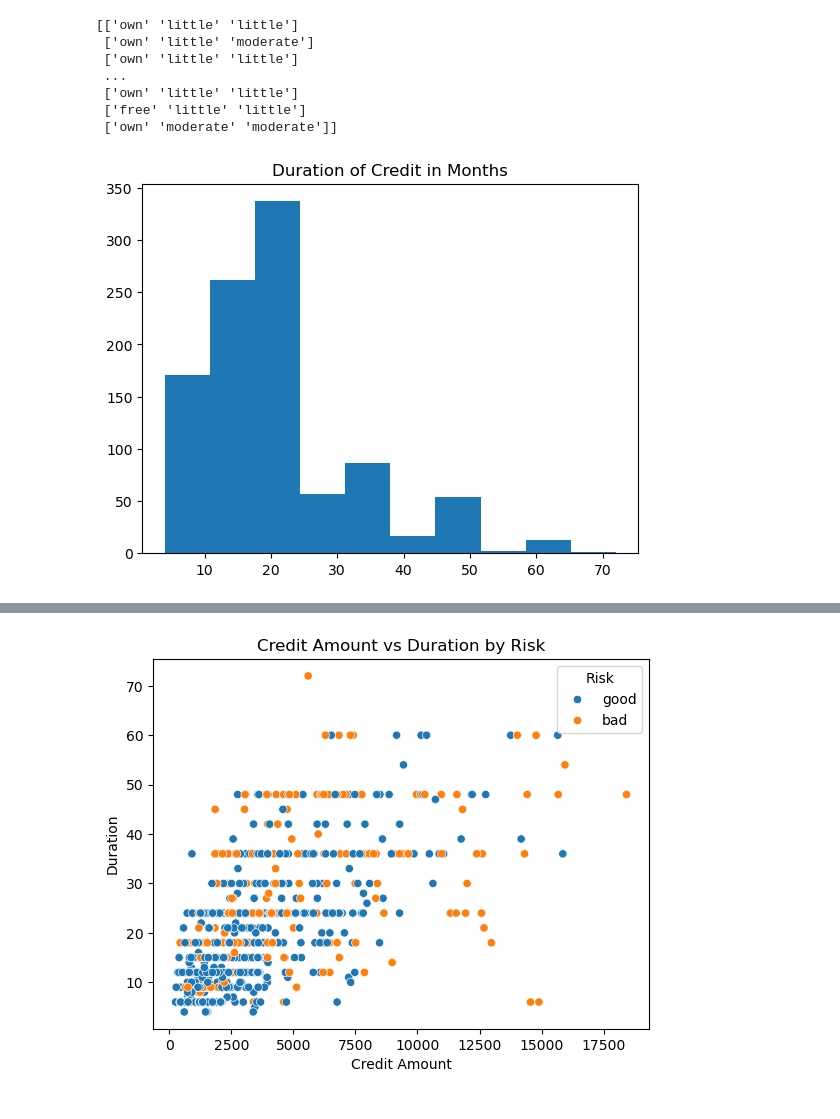
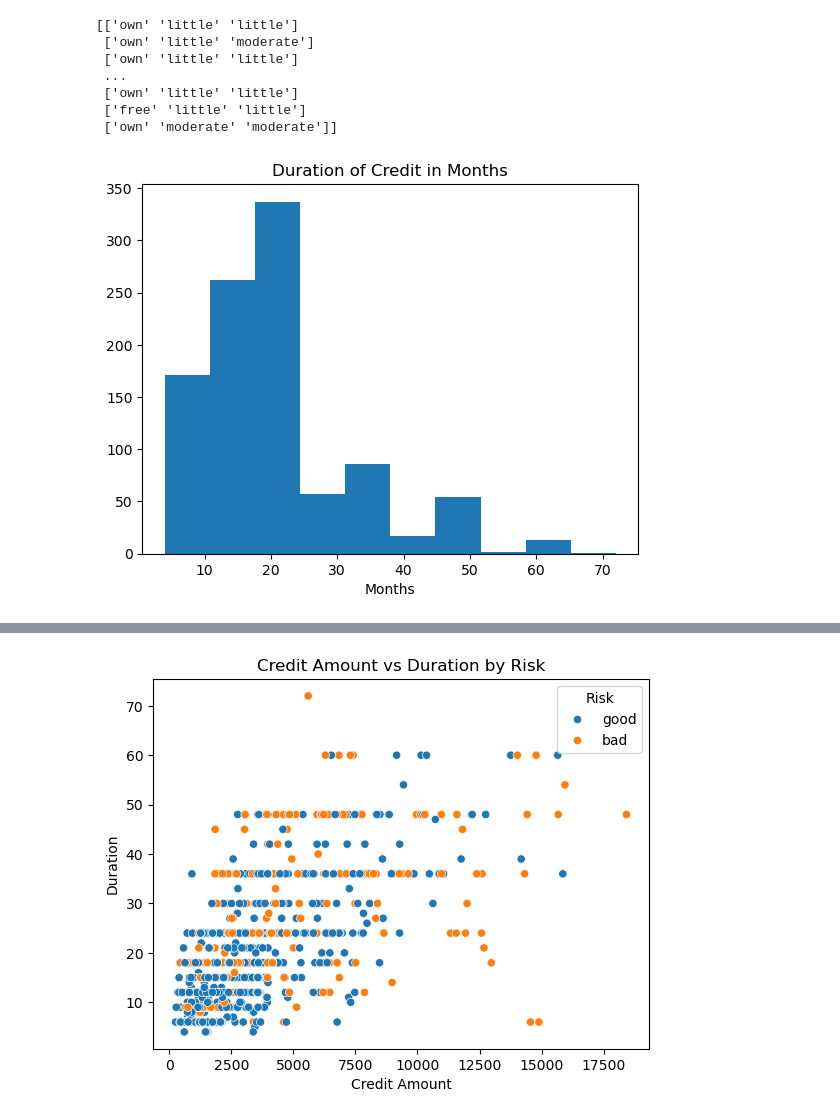
Before and after one commit to DavorTW/credit-risk-analysis, a Jupyter notebook: credit_risk_analysis.ipynb, the cells around one changed output, grey strips where cells are left out. Cells and saved outputs as stored; diff of their text form; code cells hidden in the pictures.

```diff
--- a/credit_risk_analysis.ipynb
+++ b/credit_risk_analysis.ipynb
@@ -106,10 +108,12 @@ print(X[:, 4:7])
 # %%
 #Checking for outliers and to spot skewness
 plt.title("Duration of Credit in Months")
 plt.hist(X[:, 8:9])
+plt.xlabel("Months")
+plt.savefig("DurationOfCredit.png", bbox_inches="tight", dpi=300)
 plt.show()
 # %% [output]
-[figure, old version]
+[figure, new version]
 # %%
 #Mergin back arrays into a pandas dataframe to work with pandas and seaborn
 columns = ['Unnamed', 'Age', 'Sex', 'Job', 'Housing', 'Saving Account','Checking Account', 'Credit Amount','Duration','Purpose']
```
Also changed, not shown: parts of 17 cells of this notebook, 9 other files.
